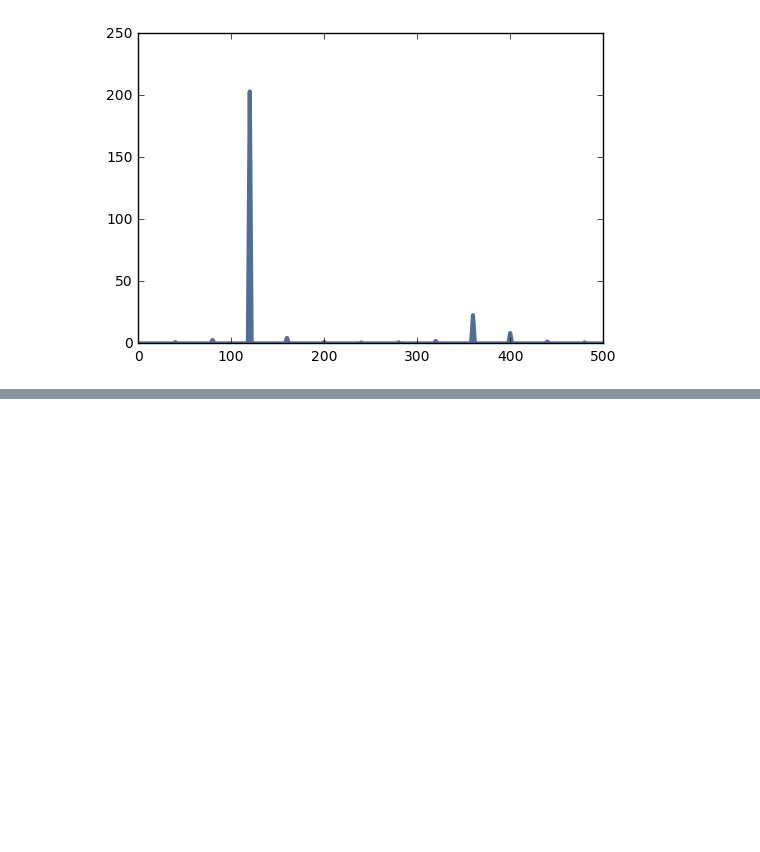
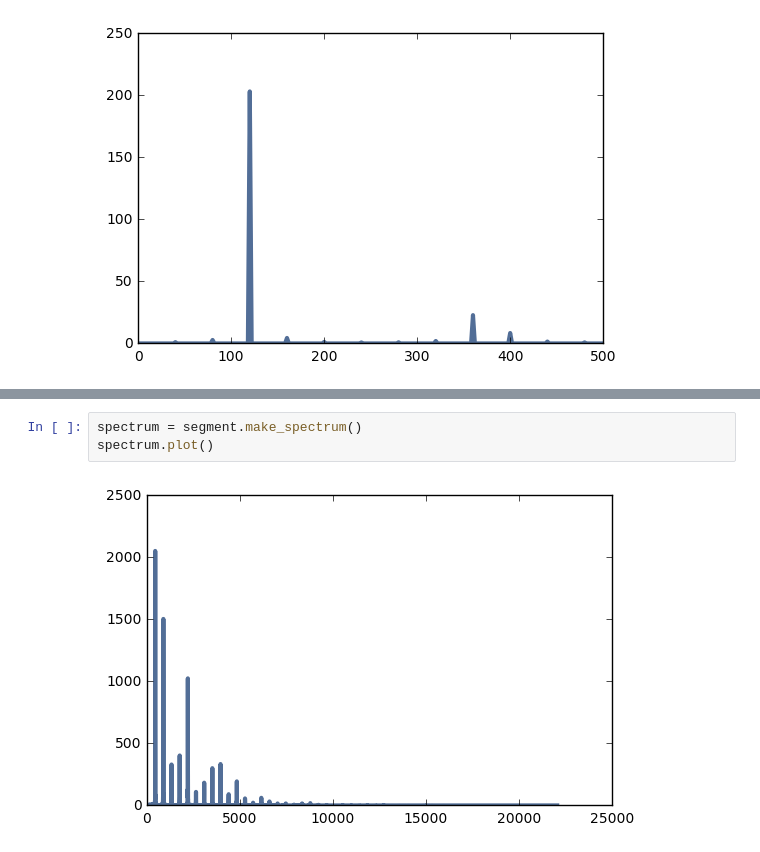
Before and after one commit to milorads/PythonBasics, a Jupyter notebook: dsp_FirstPart.ipynb, the cells around one changed output, grey strips where cells are left out. Drawn from its saved outputs; the diff is of its cells as text; blank space fills up the shorter version.

```diff
--- a/dsp_FirstPart.ipynb
+++ b/dsp_FirstPart.ipynb
@@ -106,0 +153,5 @@ spectrum.plot()
+# %%
+spectrum = segment.make_spectrum()
+spectrum.plot()
+# %% [output]
+[figure, added]
```
Also changed, not shown: parts of 14 cells of this notebook, 1 other file.
